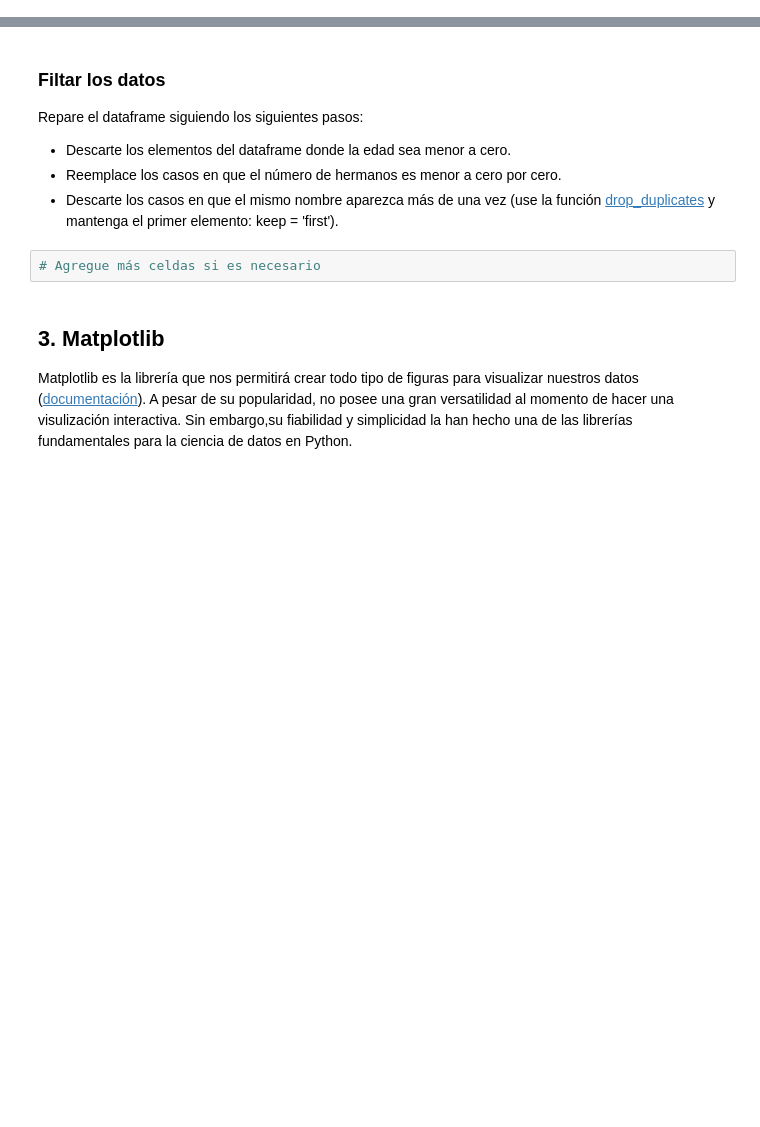
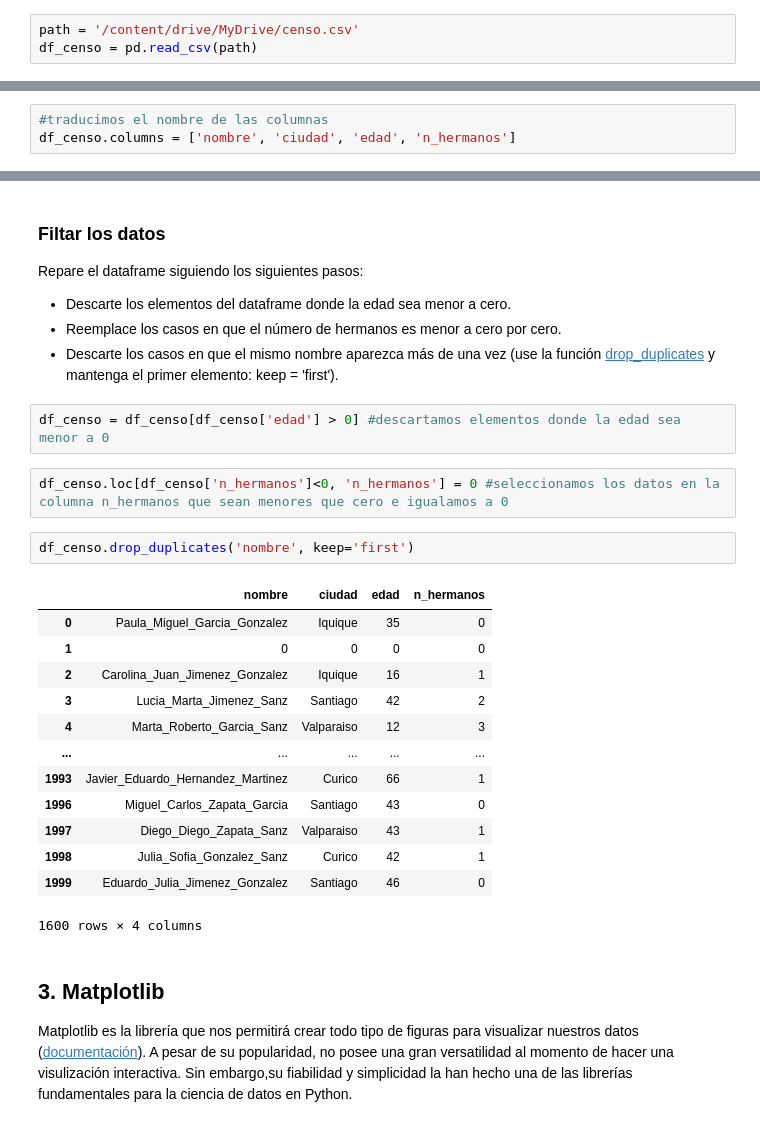
Before and after one commit to sebamonteirov/Tarea-1, a Jupyter notebook: Tarea_1.ipynb, the cells around one changed output, grey strips where cells are left out. Drawn from its saved outputs; the diff is of its cells as text; blank space fills up the shorter version.

```diff
--- a/Tarea_1.ipynb
+++ b/Tarea_1.ipynb
@@ -198,3 +209,6 @@ path = ''
+# %%
+path = '/content/drive/MyDrive/censo.csv'
+df_censo = pd.read_csv(path)
 # %% [markdown]
 Con este dataset se pide hacer lo siguiente:
 
@@ -206,0 +239,3 @@ Con este dataset se pide hacer lo siguiente:
+# %%
+#traducimos el nombre de las columnas
+df_censo.columns = ['nombre', 'ciudad', 'edad', 'n_hermanos']
@@ -212,8 +262,26 @@ Repare el dataframe siguiendo los siguientes pasos:
 * Descarte los elementos del dataframe donde la edad sea menor a cero.
 * Reemplace los casos en que el número de hermanos es menor a cero por cero.
 * Descarte los casos en que el mismo nombre aparezca más de una vez (use la función [drop_duplicates](https://pandas.pydata.org/docs/reference/api/pandas.DataFrame.drop_duplicates.html#pandas.DataFrame.drop_duplicates) y mantenga el primer elemento: keep = 'first').
-# %%
-# Agregue más celdas si es necesario
+# %%
+df_censo = df_censo[df_censo['edad'] > 0] #descartamos elementos donde la edad sea menor a 0
+# %%
+df_censo.loc[df_censo['n_hermanos']<0, 'n_hermanos'] = 0 #seleccionamos los datos en la columna n_hermanos que sean menores que cero e igualamos a 0
+# %%
+df_censo.drop_duplicates('nombre', keep='first')
+# %% [output]
+|  | nombre | ciudad | edad | n_hermanos |
+| 0 | Paula_Miguel_Garcia_Gonzalez | Iquique | 35 | 0 |
+| 1 | 0 | 0 | 0 | 0 |
+| 2 | Carolina_Juan_Jimenez_Gonzalez | Iquique | 16 | 1 |
+| 3 | Lucia_Marta_Jimenez_Sanz | Santiago | 42 | 2 |
+| 4 | Marta_Roberto_Garcia_Sanz | Valparaiso | 12 | 3 |
+| ... | ... | ... | ... | ... |
+| 1993 | Javier_Eduardo_Hernandez_Martinez | Curico | 66 | 1 |
+| 1996 | Miguel_Carlos_Zapata_Garcia | Santiago | 43 | 0 |
+| 1997 | Diego_Diego_Zapata_Sanz | Valparaiso | 43 | 1 |
+| 1998 | Julia_Sofia_Gonzalez_Sanz | Curico | 42 | 1 |
+| 1999 | Eduardo_Julia_Jimenez_Gonzalez | Santiago | 46 | 0 |
+1600 rows × 4 columns
 # %% [markdown]
 ## 3. Matplotlib
 
```
Also changed, not shown: parts of 10 cells of this notebook.
